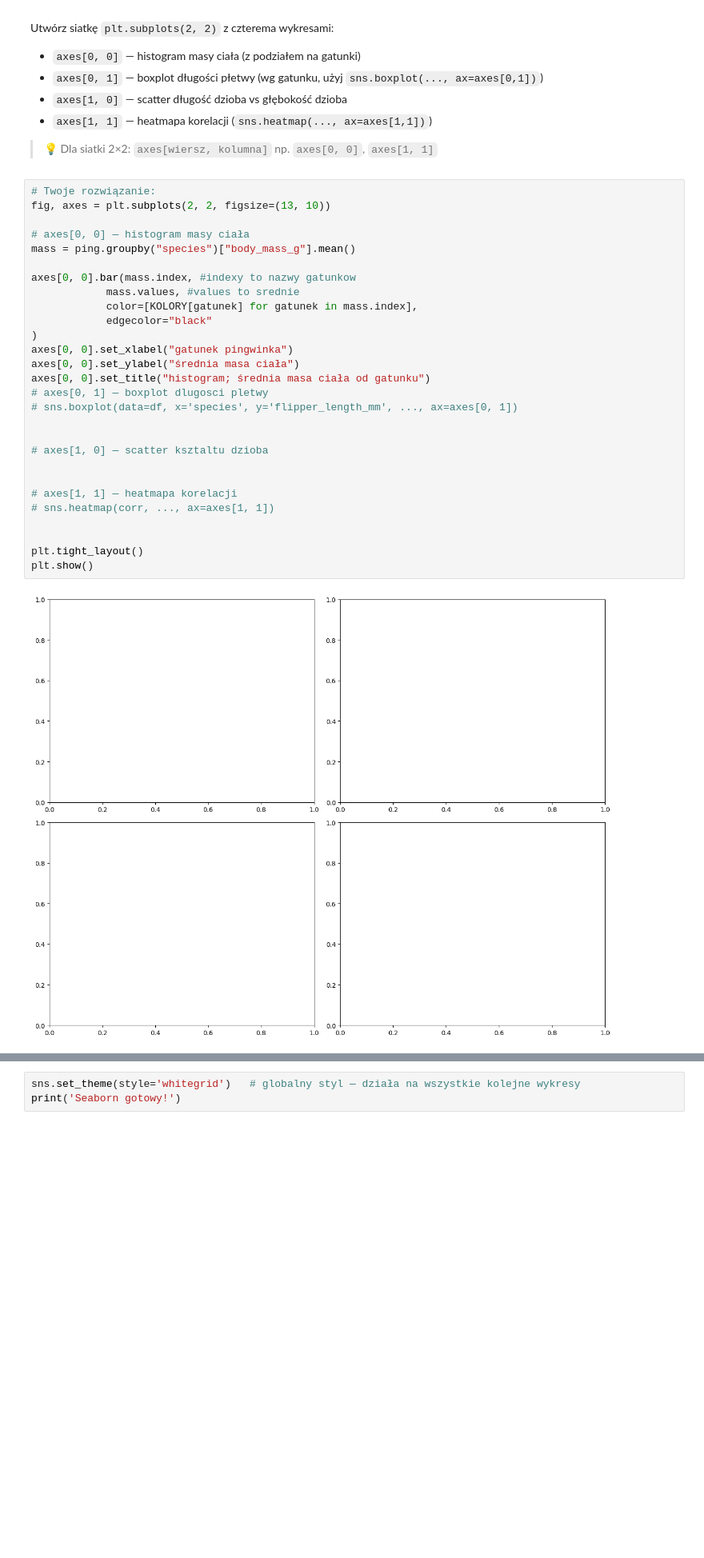
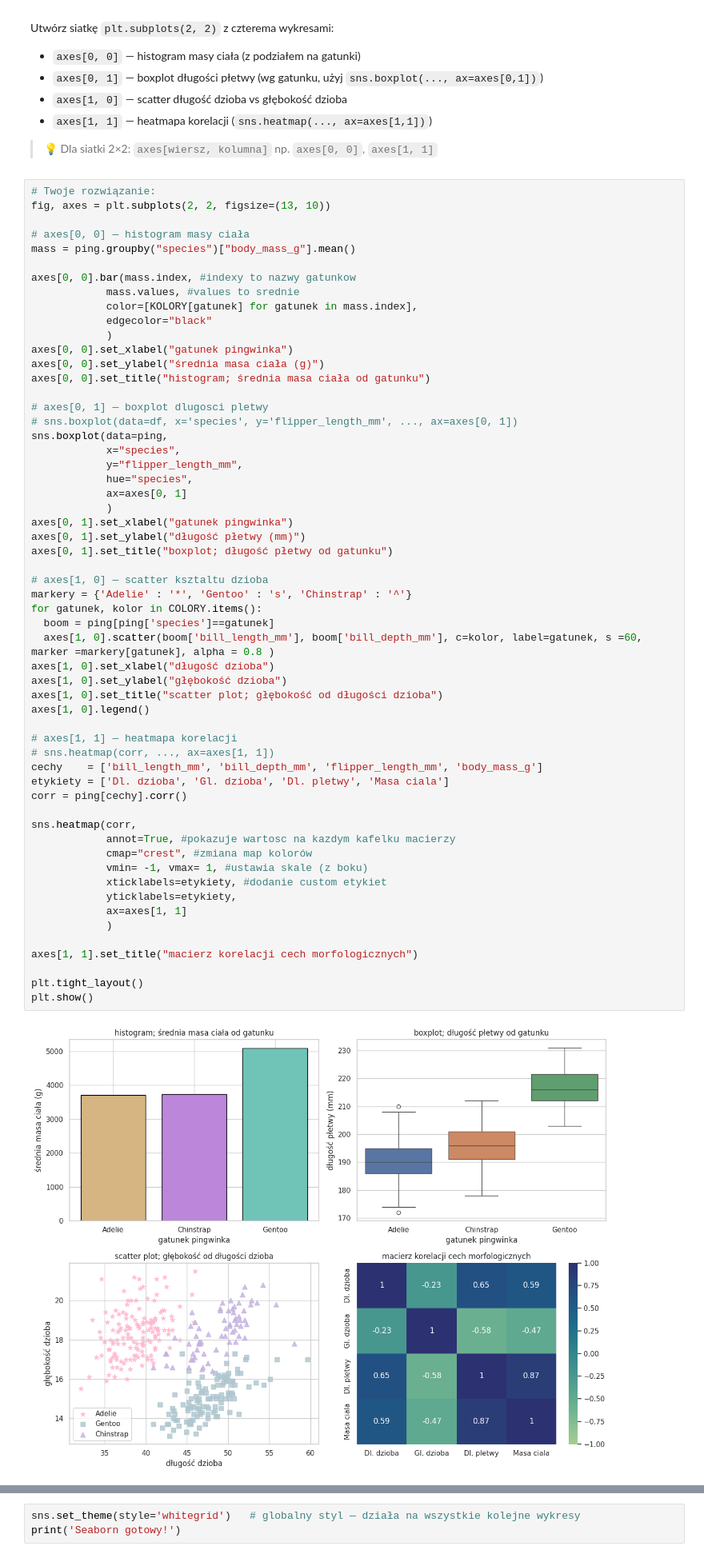
Before and after one commit to ligusoliwia/podstawy_programowania, a Jupyter notebook: SEM2/moduły_python/cwiczenia/cwiczenia_4.ipynb, the cells around one changed output, grey strips where cells are left out. Shown at 80% size. Drawn from its saved outputs; the diff is of its cells as text; blank space fills up the shorter version.

```diff
--- a/SEM2/moduły_python/cwiczenia/cwiczenia_4.ipynb
+++ b/SEM2/moduły_python/cwiczenia/cwiczenia_4.ipynb
@@ -857,33 +857,62 @@ Utwórz siatkę `plt.subplots(2, 2)` z czterema wykresami:
 # %%
 # Twoje rozwiązanie:
 fig, axes = plt.subplots(2, 2, figsize=(13, 10))
 
 # axes[0, 0] — histogram masy ciała
 mass = ping.groupby("species")["body_mass_g"].mean()
 
 axes[0, 0].bar(mass.index, #indexy to nazwy gatunkow
             mass.values, #values to srednie
             color=[KOLORY[gatunek] for gatunek in mass.index],
             edgecolor="black"
-)
+            )
 axes[0, 0].set_xlabel("gatunek pingwinka")
-axes[0, 0].set_ylabel("średnia masa ciała")
+axes[0, 0].set_ylabel("średnia masa ciała (g)")
 axes[0, 0].set_title("histogram; średnia masa ciała od gatunku")
+
 # axes[0, 1] — boxplot dlugosci pletwy
 # sns.boxplot(data=df, x='species', y='flipper_length_mm', ..., ax=axes[0, 1])
-
+sns.boxplot(data=ping,
+            x="species",
+            y="flipper_length_mm",
+            hue="species",
+            ax=axes[0, 1]
+            )
+axes[0, 1].set_xlabel("gatunek pingwinka")
+axes[0, 1].set_ylabel("długość płetwy (mm)")
+axes[0, 1].set_title("boxplot; długość płetwy od gatunku")
 
 # axes[1, 0] — scatter ksztaltu dzioba
-
+markery = {'Adelie' : '*', 'Gentoo' : 's', 'Chinstrap' : '^'}
+for gatunek, kolor in COLORY.items():
+  boom = ping[ping['species']==gatunek]
+  axes[1, 0].scatter(boom['bill_length_mm'], boom['bill_depth_mm'], c=kolor, label=gatunek, s =60, marker =markery[gatunek], alpha = 0.8 )
+axes[1, 0].set_xlabel("długość dzioba")
+axes[1, 0].set_ylabel("głębokość dzioba")
+axes[1, 0].set_title("scatter plot; głębokość od długości dzioba")
+axes[1, 0].legend()
 
 # axes[1, 1] — heatmapa korelacji
 # sns.heatmap(corr, ..., ax=axes[1, 1])
+cechy    = ['bill_length_mm', 'bill_depth_mm', 'flipper_length_mm', 'body_mass_g']
+etykiety = ['Dl. dzioba', 'Gl. dzioba', 'Dl. pletwy', 'Masa ciala']
+corr = ping[cechy].corr()
 
+sns.heatmap(corr,
+            annot=True, #pokazuje wartosc na kazdym kafelku macierzy
+            cmap="crest", #zmiana map kolorów
+            vmin= -1, vmax= 1, #ustawia skale (z boku)
+            xticklabels=etykiety, #dodanie custom etykiet
+            yticklabels=etykiety,
+            ax=axes[1, 1]
+            )
+
+axes[1, 1].set_title("macierz korelacji cech morfologicznych")
 
 plt.tight_layout()
 plt.show()
 # %% [output]
-[figure, old version]
+[figure, new version]
 # %% [markdown]
 ---
 ## 9. Seaborn — te same wykresy, mniej kodu
```
Also changed, not shown: parts of 5 cells of this notebook, 2 other files.
